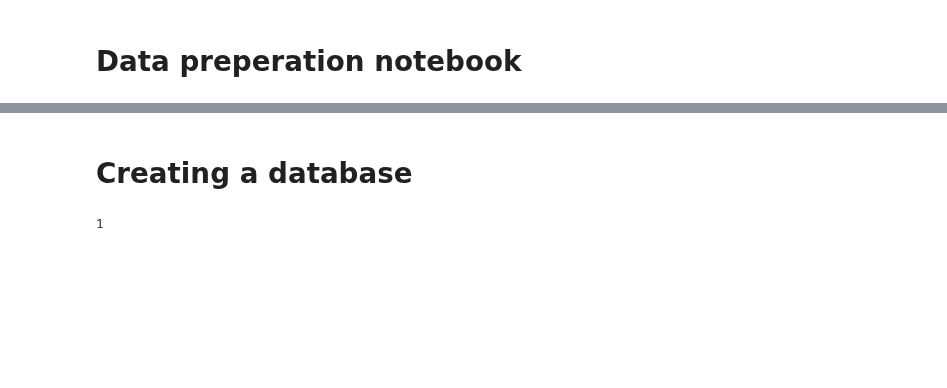
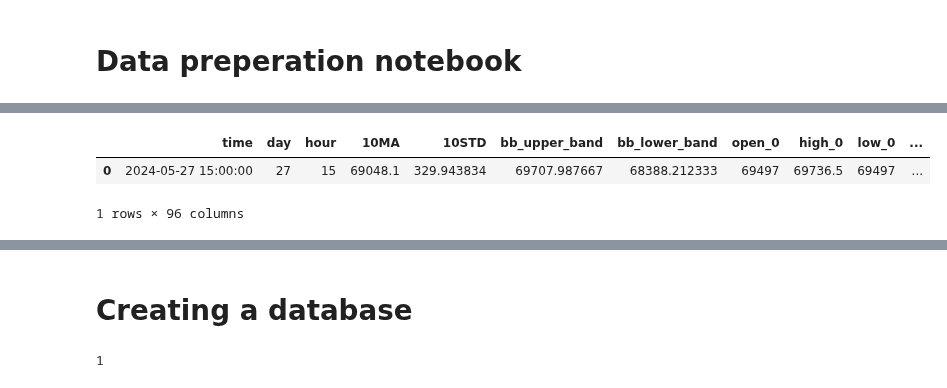
Before and after one commit to georghoeller/fastbook, a Jupyter notebook: my-stuff/lesson0-sqllite/db-and-data-prep.ipynb, the cells around one changed output, grey strips where cells are left out. Drawn from its saved outputs; the diff is of its cells as text; code cells hidden in the pictures; blank space fills up the shorter version.

```diff
--- a/my-stuff/lesson0-sqllite/db-and-data-prep.ipynb
+++ b/my-stuff/lesson0-sqllite/db-and-data-prep.ipynb
@@ -84,0 +157,6 @@ prep_df
+# %%
+prep_df.head()
+# %% [output]
+|  | time | day | hour | 10MA | 10STD | bb_upper_band | bb_lower_band | open_0 | high_0 | low_0 | ... |
+| 0 | 2024-05-27 15:00:00 | 27 | 15 | 69048.1 | 329.943834 | 69707.987667 | 68388.212333 | 69497 | 69736.5 | 69497 | ... |
+1 rows × 96 columns
```
Also changed, not shown: parts of 12 cells of this notebook, 2 other files.
